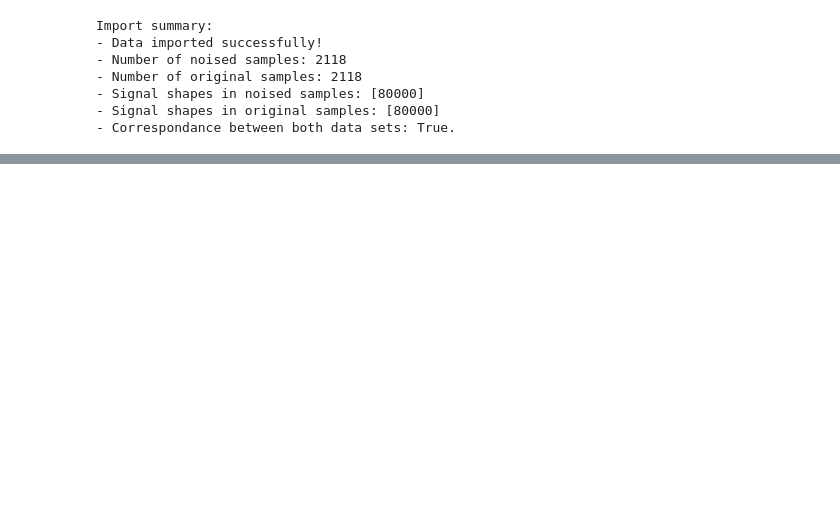
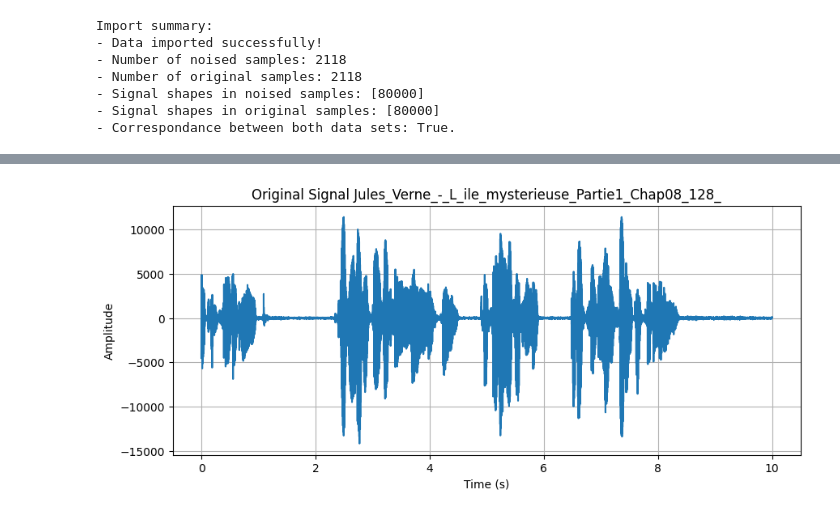
Before and after one commit to jules-chapon/dlsp-denoising, a Jupyter notebook: analysis/notebooks/visualization.ipynb, the cells around one changed output, grey strips where cells are left out. Saved outputs shown, nothing was run; the diff lists cells and outputs as text; code cells hidden in the pictures; blank space fills up the shorter version.

```diff
--- a/analysis/notebooks/visualization.ipynb
+++ b/analysis/notebooks/visualization.ipynb
@@ -53,0 +56,4 @@ data_loader.display_signal(sequence, noised=True)
+# %%
+visualizer.display_signal(sequence, noised=False)
+# %% [output]
+[figure, added]
```
Also changed, not shown: parts of 13 cells of this notebook, 2 other files.
